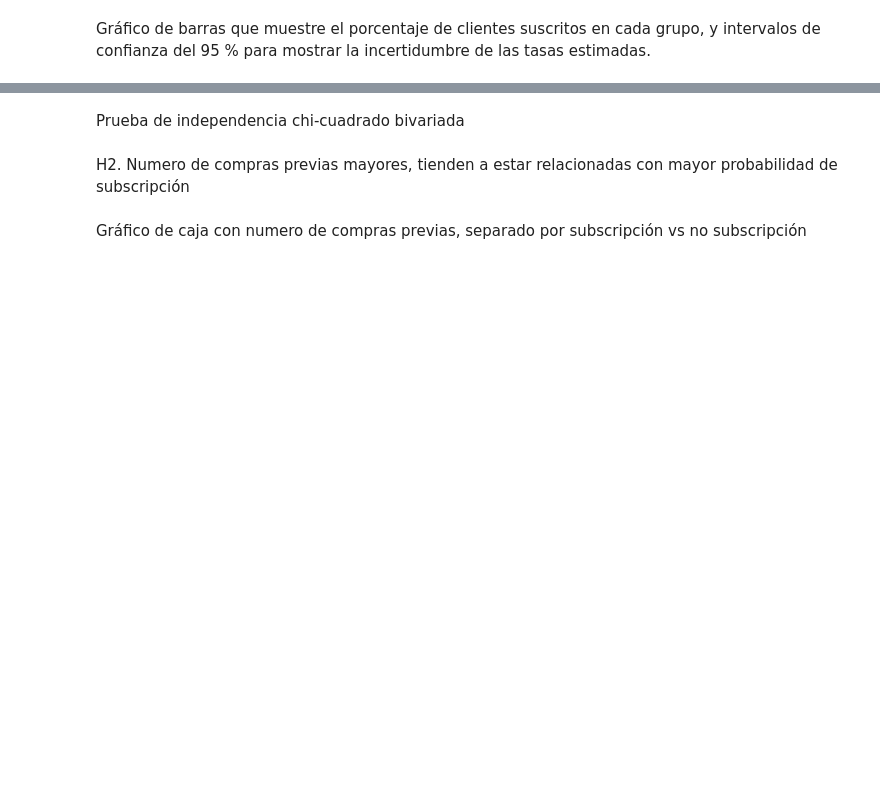
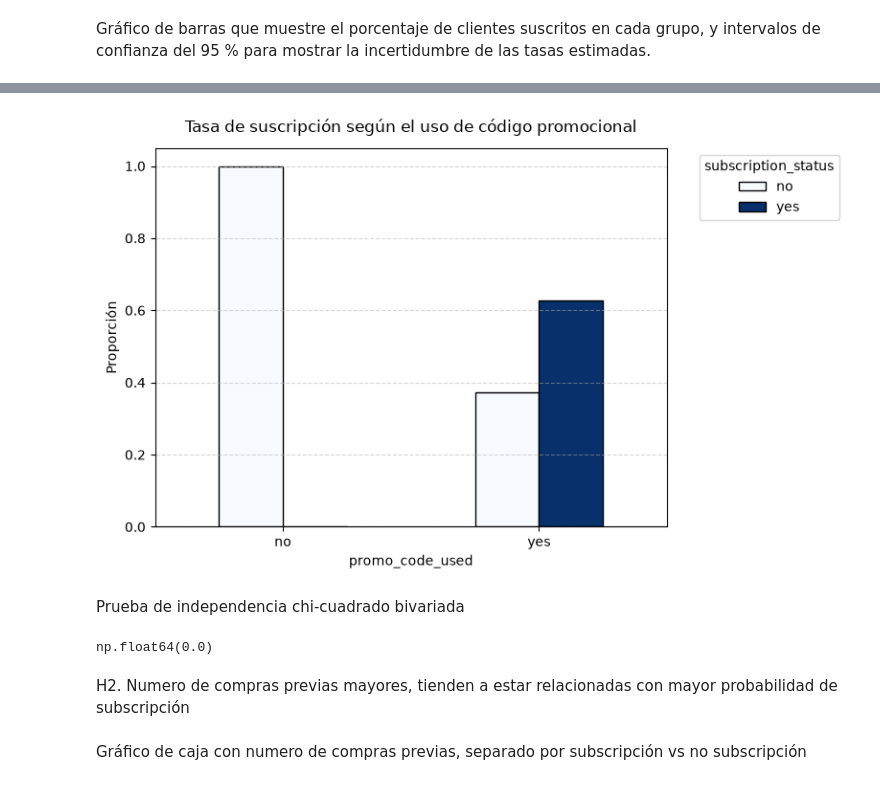
Before and after one commit to ianCristianAriel/2024-eeuu-comportamiento-consumidor, a Jupyter notebook: notebooks/5_machine_learning.ipynb, the cells around one changed output, grey strips where cells are left out. Saved outputs shown, nothing was run; the diff lists cells and outputs as text; code cells hidden in the pictures; blank space fills up the shorter version.

```diff
--- a/notebooks/5_machine_learning.ipynb
+++ b/notebooks/5_machine_learning.ipynb
@@ -651,5 +689,35 @@ Tabla de contingencia bivariada en mapa de calor
+# %%
+# Generar el gráfico de barras directamente desde la tabla de contingencia
+tasa_por_promo.plot(
+    kind='bar',
+    figsize=(8, 5),
+    colormap='Blues',  # Paleta de colores
+    edgecolor='black',  # Borde negro sutil para las barras
+)
+
+# Personalizar el gráfico
+plt.title(
+    'Tasa de suscripción según el uso de código promocional',
+    fontsize=12,
+    pad=12,
+)
+plt.xlabel('promo_code_used', fontsize=10)
+plt.ylabel('Proporción', fontsize=10)
+plt.xticks(rotation=0)  # Mantiene las etiquetas horizontales
+plt.legend(title='subscription_status', bbox_to_anchor=(1.05, 1), loc='upper left')
+plt.grid(axis='y', linestyle='--', alpha=0.5)
+
+plt.tight_layout()
+plt.show()
+# %% [output]
+[figure, added]
 # %% [markdown]
 Prueba de independencia chi-cuadrado bivariada
+# %%
+chi2_stat, p_value, dof, expected = chi2_contingency(pd.crosstab(df_processed['subscription_status'], df_processed['promo_code_used']))
+p_value
+# %% [output]
+np.float64(0.0)
 # %% [markdown]
 H2. Numero de compras previas mayores, tienden a estar relacionadas con mayor probabilidad de subscripción
 # %% [markdown]
```
Also changed, not shown: parts of 57 cells of this notebook.
